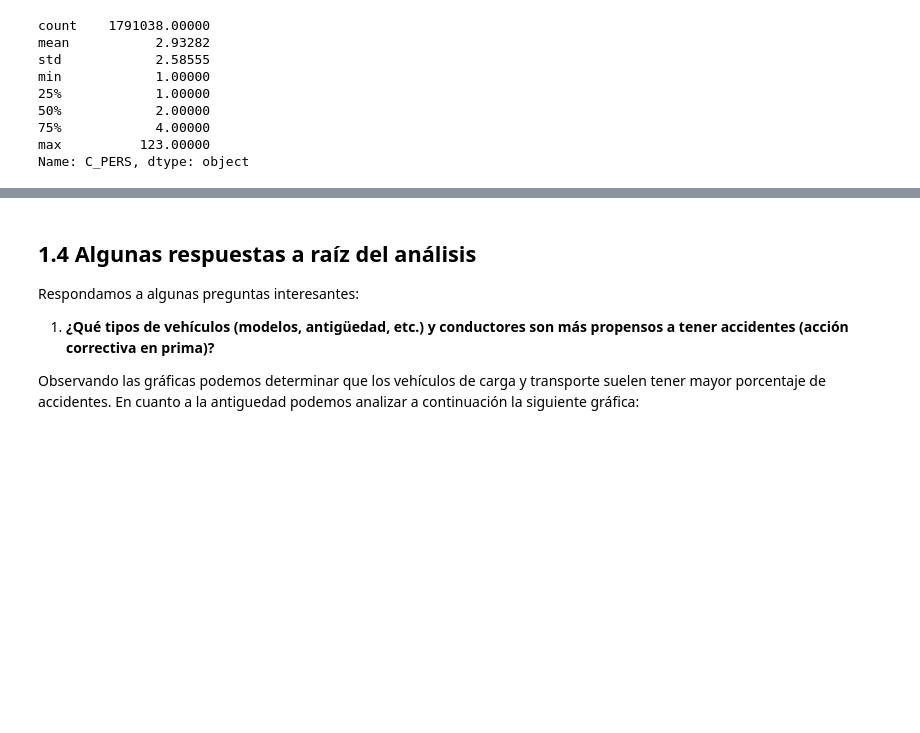
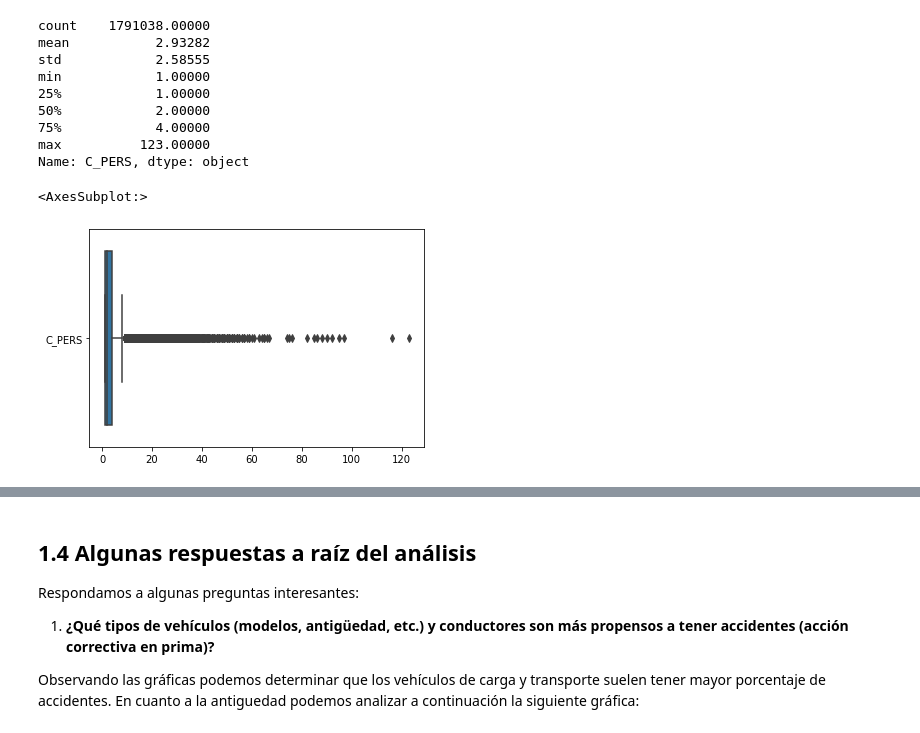
Before and after one commit to carviagu/canadian_car_accidents, a Jupyter notebook: notebooks/01_EDA.ipynb, the cells around one changed output, grey strips where cells are left out. Saved outputs shown, nothing was run; the diff lists cells and outputs as text; code cells hidden in the pictures; blank space fills up the shorter version.

```diff
--- a/notebooks/01_EDA.ipynb
+++ b/notebooks/01_EDA.ipynb
@@ -695,6 +692,11 @@ min            1.00000
 75%            4.00000
 max          123.00000
 Name: C_PERS, dtype: object
+# %%
+sns.boxplot(data=sev_df[['C_PERS']], orient="h")
+# %% [output]
+<AxesSubplot:>
+[figure, added]
 # %%
 categorical = ['C_MNTH', 'C_WDAY', 'C_HOUR', 'C_CONF',
                'C_RCFG', 'C_WTHR', 'C_RSUR', 'C_RALN',
```
Also changed, not shown: parts of 8 cells of this notebook.
